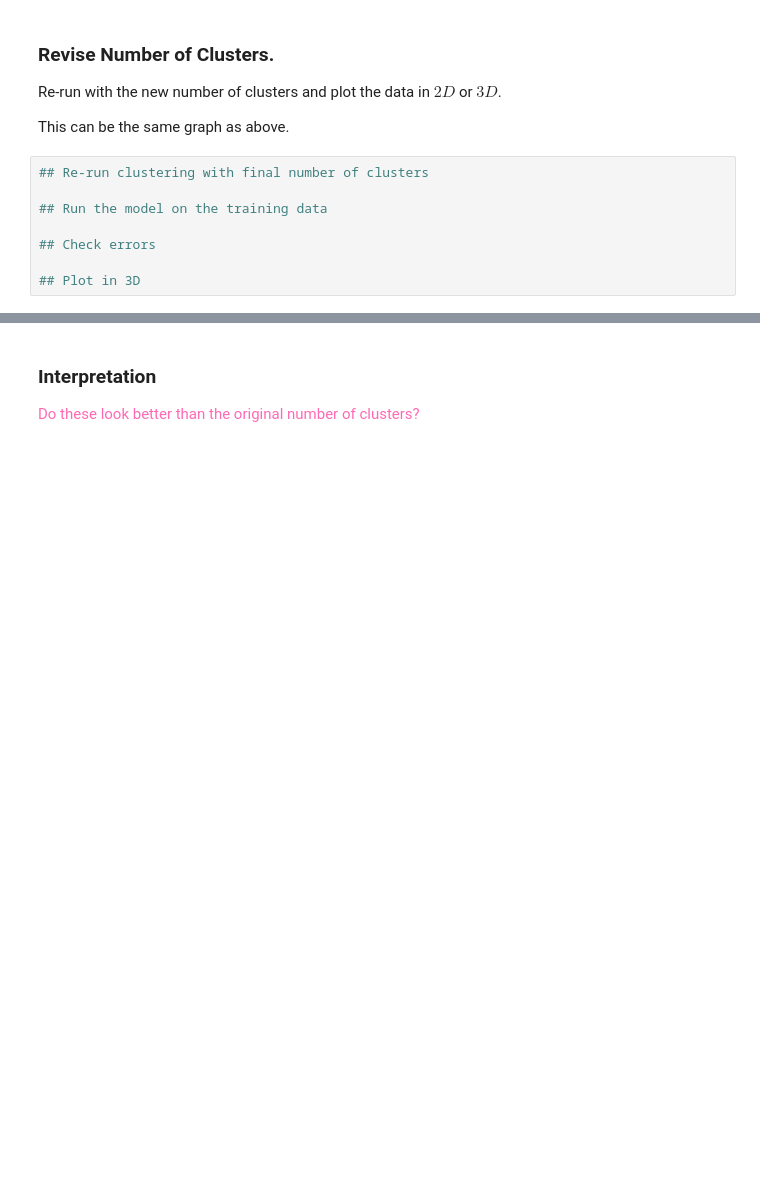
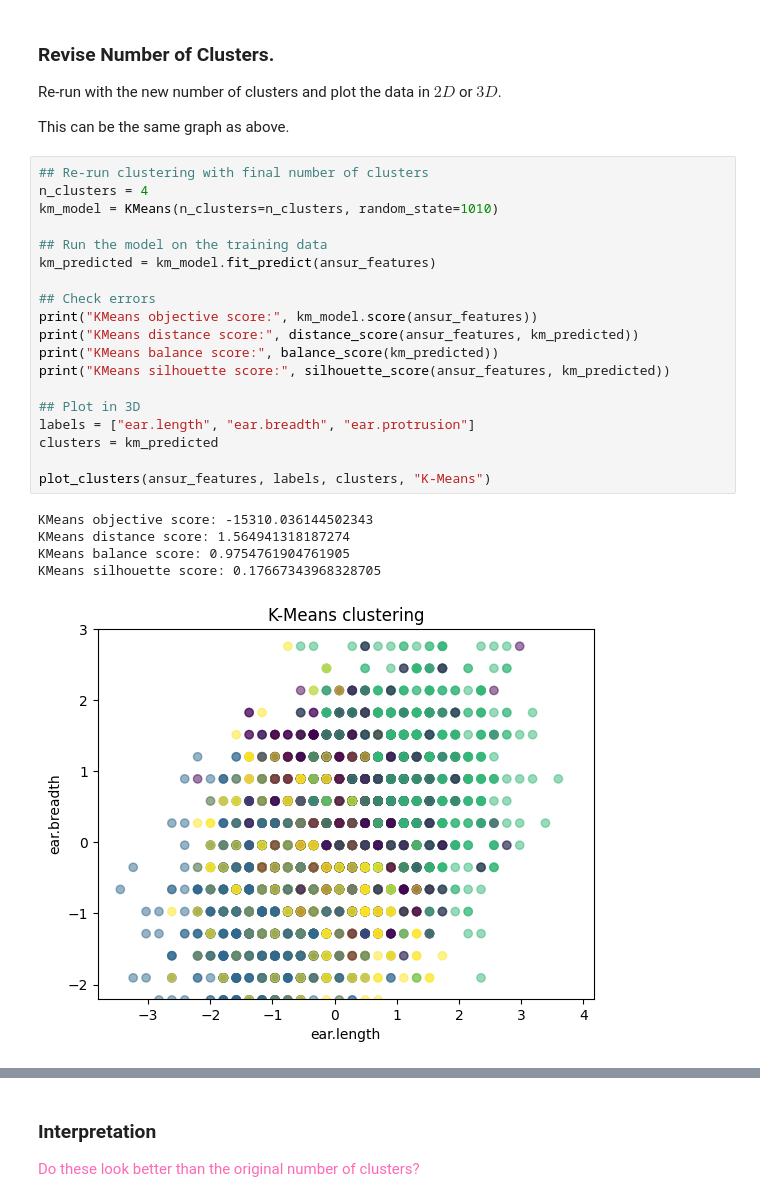
Before and after one commit to kaoriogawa-PSAM-5020-spring2026/Homework08, a Jupyter notebook: Homework08.ipynb, the cells around one changed output, grey strips where cells are left out. Drawn from its saved outputs; the diff is of its cells as text; blank space fills up the shorter version.

```diff
--- a/Homework08.ipynb
+++ b/Homework08.ipynb
@@ -309,11 +314,28 @@ It's true that objective score and distance score improve as the number of clust
 Re-run with the new number of clusters and plot the data in $2D$ or $3D$.
 
 This can be the same graph as above.
-# %%
-## Re-run clustering with final number of clusters
-
-## Run the model on the training data
-
-## Check errors
-
-## Plot in 3D
+# %%
+## Re-run clustering with final number of clusters
+n_clusters = 4
+km_model = KMeans(n_clusters=n_clusters, random_state=1010)
+
+## Run the model on the training data
+km_predicted = km_model.fit_predict(ansur_features)
+
+## Check errors
+print("KMeans objective score:", km_model.score(ansur_features))
+print("KMeans distance score:", distance_score(ansur_features, km_predicted))
+print("KMeans balance score:", balance_score(km_predicted))
+print("KMeans silhouette score:", silhouette_score(ansur_features, km_predicted))
+
+## Plot in 3D
+labels = ["ear.length", "ear.breadth", "ear.protrusion"]
+clusters = km_predicted
+
+plot_clusters(ansur_features, labels, clusters, "K-Means")
+# %% [output]
+KMeans objective score: -15310.036144502343
+KMeans distance score: 1.564941318187274
+KMeans balance score: 0.9754761904761905
+KMeans silhouette score: 0.17667343968328705
+[figure, added]
```
Also changed, not shown: parts of 2 cells of this notebook.
